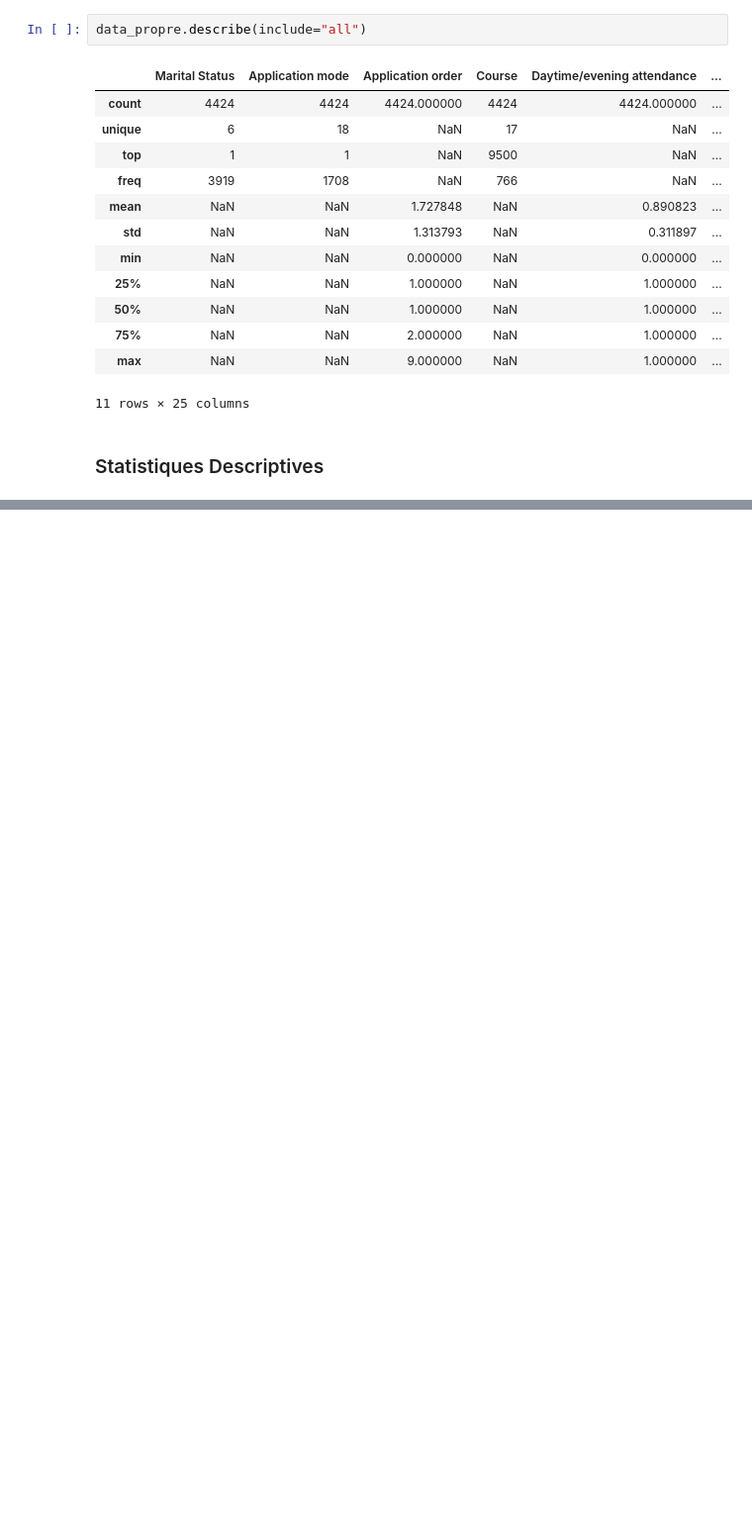
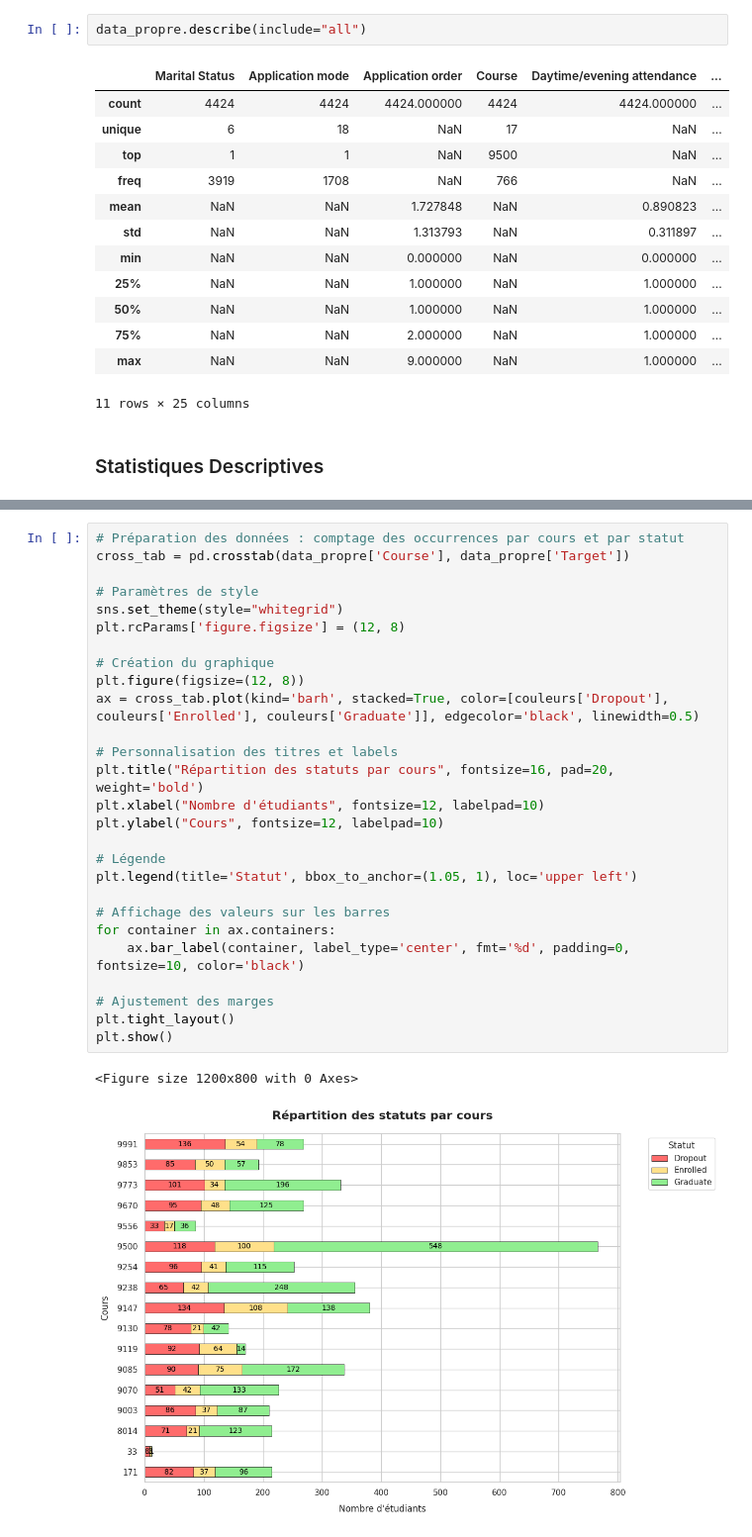
Before and after one commit to gabrielorsatti/Machine-Learning-for-Econometrics, a Jupyter notebook: main.ipynb, the cells around one changed output, grey strips where cells are left out. Shown at 99% size. Cells and saved outputs as stored; diff of their text form; blank space fills up the shorter version.

```diff
--- a/main.ipynb
+++ b/main.ipynb
@@ -168,0 +210,30 @@ data_propre.describe(include="all")
+# %%
+# Préparation des données : comptage des occurrences par cours et par statut
+cross_tab = pd.crosstab(data_propre['Course'], data_propre['Target'])
+
+# Paramètres de style
+sns.set_theme(style="whitegrid")
+plt.rcParams['figure.figsize'] = (12, 8)
+
+# Création du graphique
+plt.figure(figsize=(12, 8))
+ax = cross_tab.plot(kind='barh', stacked=True, color=[couleurs['Dropout'], couleurs['Enrolled'], couleurs['Graduate']], edgecolor='black', linewidth=0.5)
+
+# Personnalisation des titres et labels
+plt.title("Répartition des statuts par cours", fontsize=16, pad=20, weight='bold')
+plt.xlabel("Nombre d'étudiants", fontsize=12, labelpad=10)
+plt.ylabel("Cours", fontsize=12, labelpad=10)
+
+# Légende
+plt.legend(title='Statut', bbox_to_anchor=(1.05, 1), loc='upper left')
+
+# Affichage des valeurs sur les barres
+for container in ax.containers:
+    ax.bar_label(container, label_type='center', fmt='%d', padding=0, fontsize=10, color='black')
+
+# Ajustement des marges
+plt.tight_layout()
+plt.show()
+# %% [output]
+<Figure size 1200x800 with 0 Axes>
+[figure, added]
```
Also changed, not shown: parts of 3 cells of this notebook.
